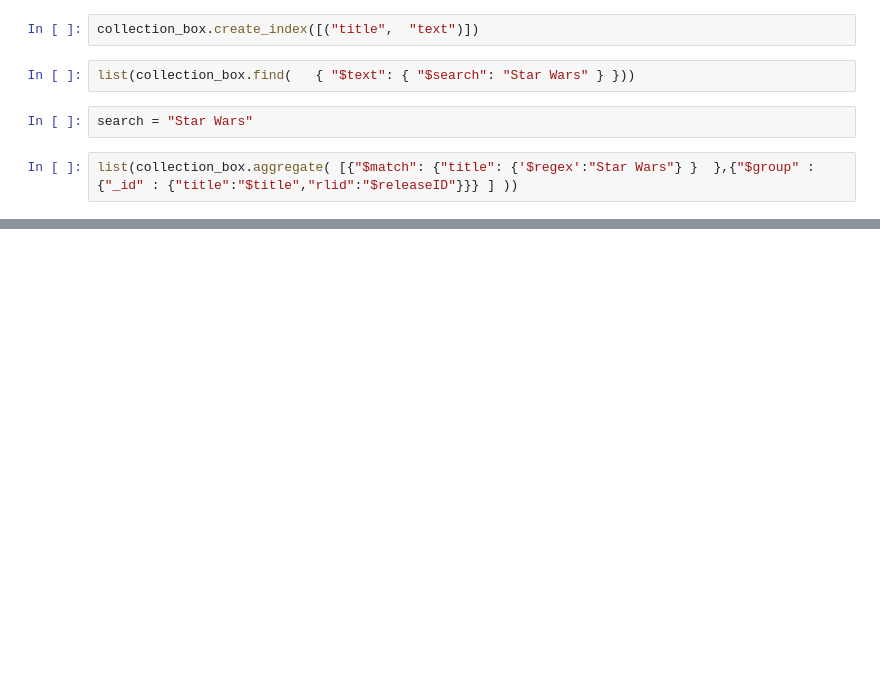
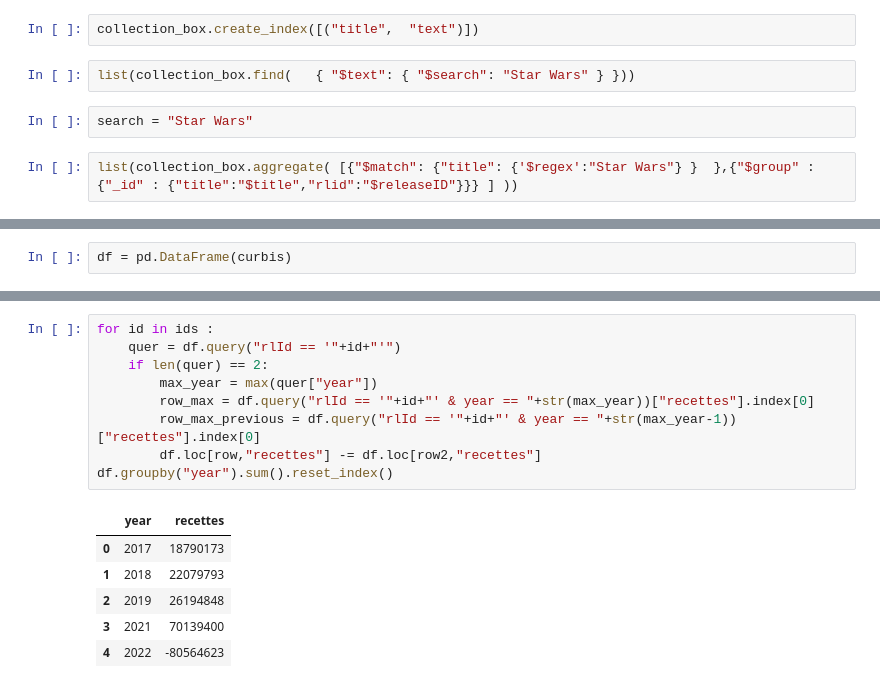
Before and after one commit to theovanrooij/projet_DSIA_4201C, a Jupyter notebook: Boxoffice.ipynb, the cells around one changed output, grey strips where cells are left out. Saved outputs shown, nothing was run; the diff lists cells and outputs as text; blank space fills up the shorter version.

```diff
--- a/Boxoffice.ipynb
+++ b/Boxoffice.ipynb
@@ -770,0 +767,2 @@ The date is 2021-12-15 00:00:00
+# %%
+df = pd.DataFrame(curbis)
@@ -770,0 +779,16 @@ The date is 2021-12-15 00:00:00
+# %%
+for id in ids :
+    quer = df.query("rlId == '"+id+"'")
+    if len(quer) == 2:
+        max_year = max(quer["year"])
+        row_max = df.query("rlId == '"+id+"' & year == "+str(max_year))["recettes"].index[0]
+        row_max_previous = df.query("rlId == '"+id+"' & year == "+str(max_year-1))["recettes"].index[0]
+        df.loc[row,"recettes"] -= df.loc[row2,"recettes"]
+df.groupby("year").sum().reset_index()
+# %% [output]
+|  | year | recettes |
+| 0 | 2017 | 18790173 |
+| 1 | 2018 | 22079793 |
+| 2 | 2019 | 26194848 |
+| 3 | 2021 | 70139400 |
+| 4 | 2022 | -80564623 |
```
Also changed, not shown: parts of 45 cells of this notebook, 2 other files.
